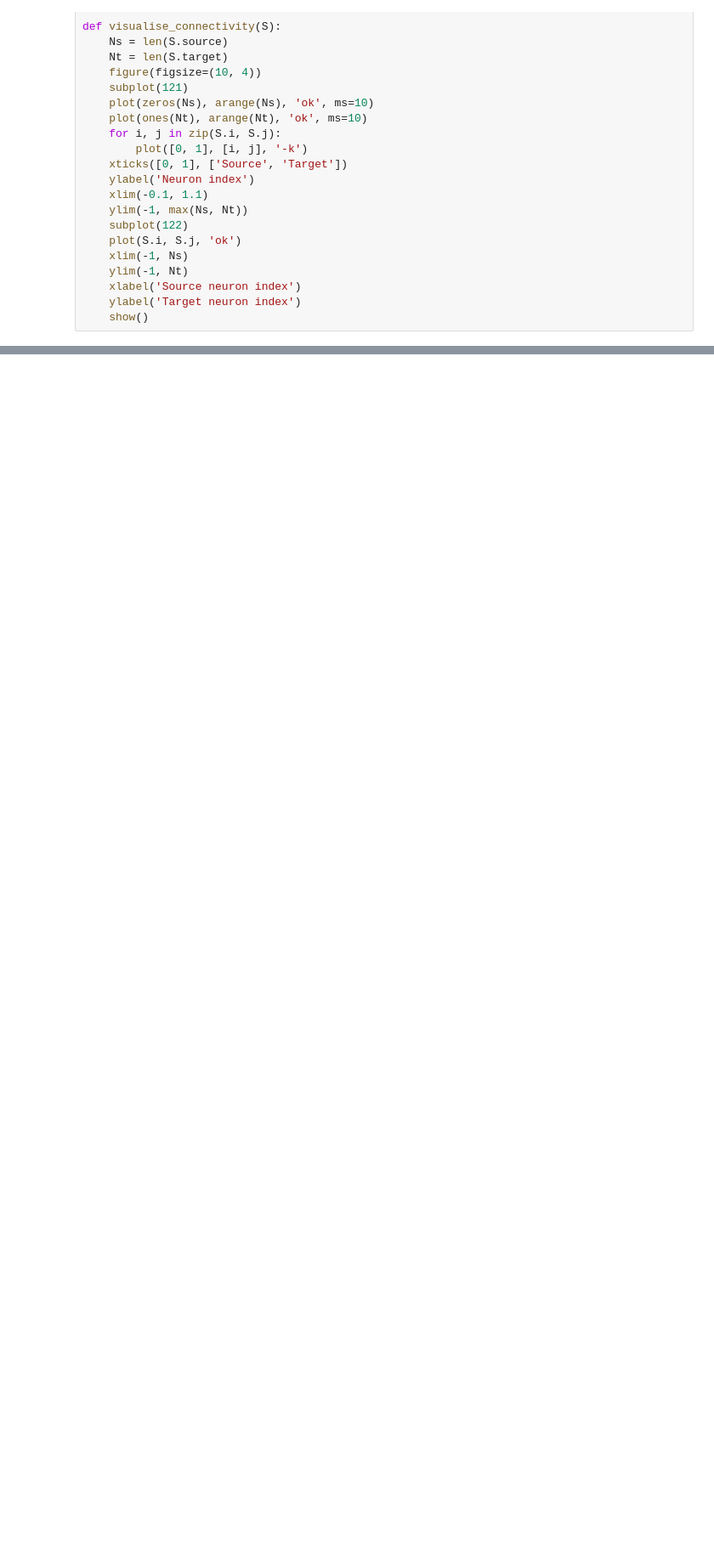
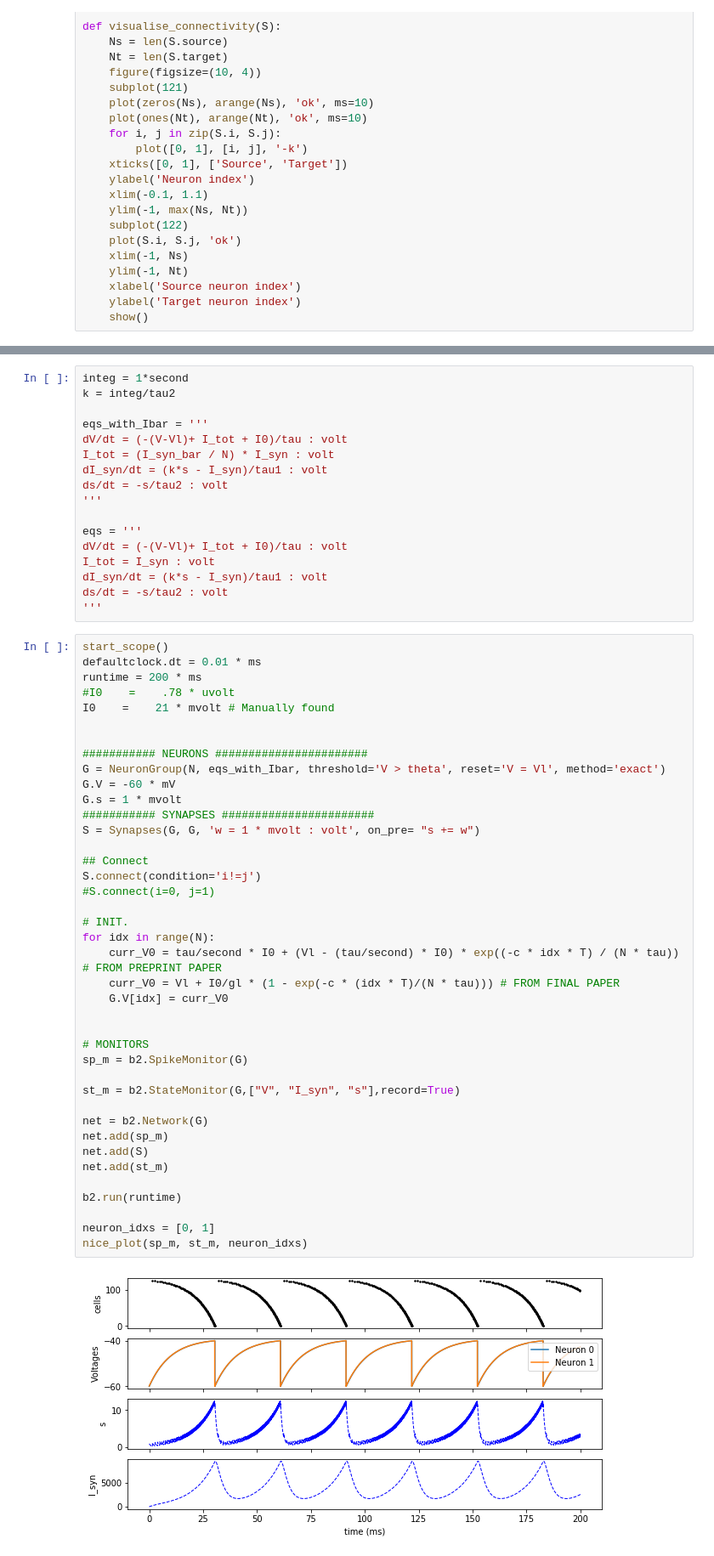
Before and after one commit to Fabio752/FYP, a Jupyter notebook: FYP.ipynb, the cells around one changed output, grey strips where cells are left out. Shown: that part at 85% size. Cells and saved outputs as stored; diff of their text form; blank space fills up the shorter version.

```diff
--- a/FYP.ipynb
+++ b/FYP.ipynb
@@ -128,0 +162,59 @@ legend();
+# %%
+integ = 1*second
+k = integ/tau2
+
+eqs_with_Ibar = '''
+dV/dt = (-(V-Vl)+ I_tot + I0)/tau : volt
+I_tot = (I_syn_bar / N) * I_syn : volt
+dI_syn/dt = (k*s - I_syn)/tau1 : volt
+ds/dt = -s/tau2 : volt
+'''
+
+eqs = '''
+dV/dt = (-(V-Vl)+ I_tot + I0)/tau : volt
+I_tot = I_syn : volt
+dI_syn/dt = (k*s - I_syn)/tau1 : volt
+ds/dt = -s/tau2 : volt
+'''
+# %%
+start_scope()
+defaultclock.dt = 0.01 * ms
+runtime = 200 * ms
+#I0    =    .78 * uvolt
+I0    =    21 * mvolt # Manually found
+
+
+########### NEURONS #######################
+G = NeuronGroup(N, eqs_with_Ibar, threshold='V > theta', reset='V = Vl', method='exact')
+G.V = -60 * mV
+G.s = 1 * mvolt
+########### SYNAPSES #######################
+S = Synapses(G, G, 'w = 1 * mvolt : volt', on_pre= "s += w")
+
+## Connect
+S.connect(condition='i!=j')
+#S.connect(i=0, j=1)
+
+# INIT.
+for idx in range(N):
+    curr_V0 = tau/second * I0 + (Vl - (tau/second) * I0) * exp((-c * idx * T) / (N * tau)) # FROM PREPRINT PAPER
+    curr_V0 = Vl + I0/gl * (1 - exp(-c * (idx * T)/(N * tau))) # FROM FINAL PAPER
+    G.V[idx] = curr_V0
+
+
+# MONITORS
+sp_m = b2.SpikeMonitor(G)
+
+st_m = b2.StateMonitor(G,["V", "I_syn", "s"],record=True)
+
+net = b2.Network(G)
+net.add(sp_m)
+net.add(S)
+net.add(st_m)
+
+b2.run(runtime)
+
+neuron_idxs = [0, 1]
+nice_plot(sp_m, st_m, neuron_idxs)
+# %% [output]
+[figure, added]
```
Also changed, not shown: parts of 11 cells of this notebook, 1 other file.
